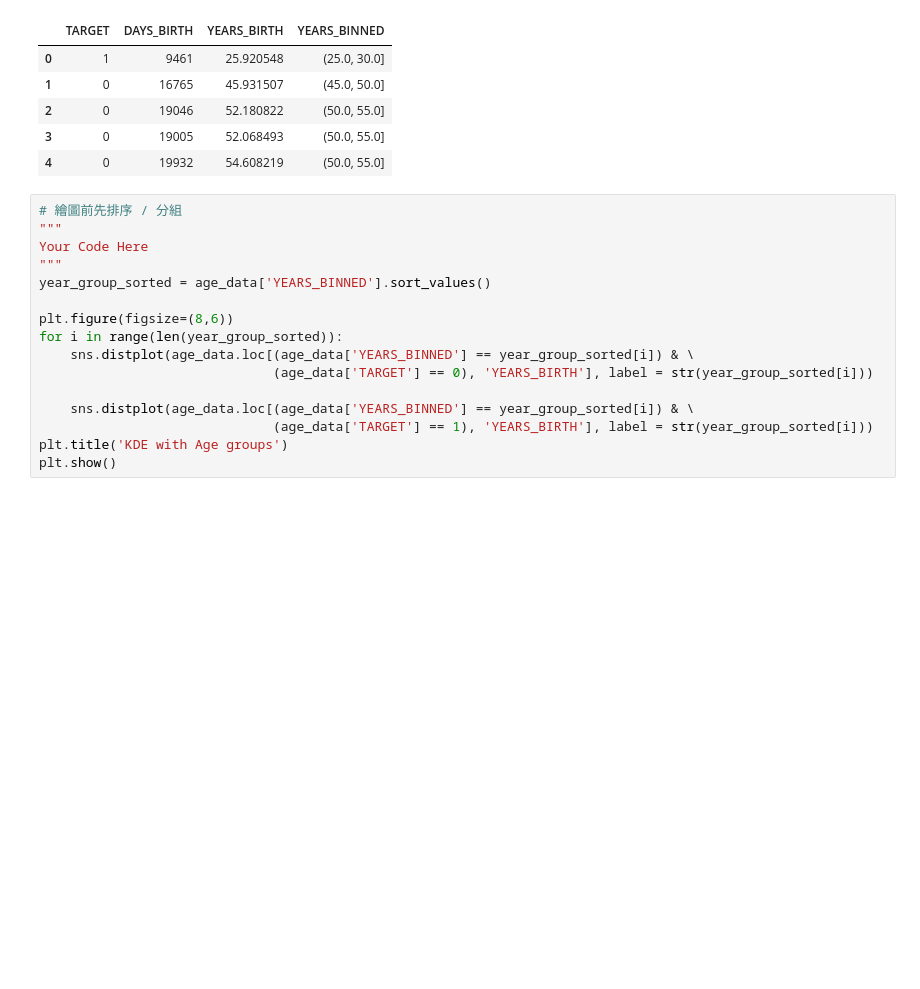
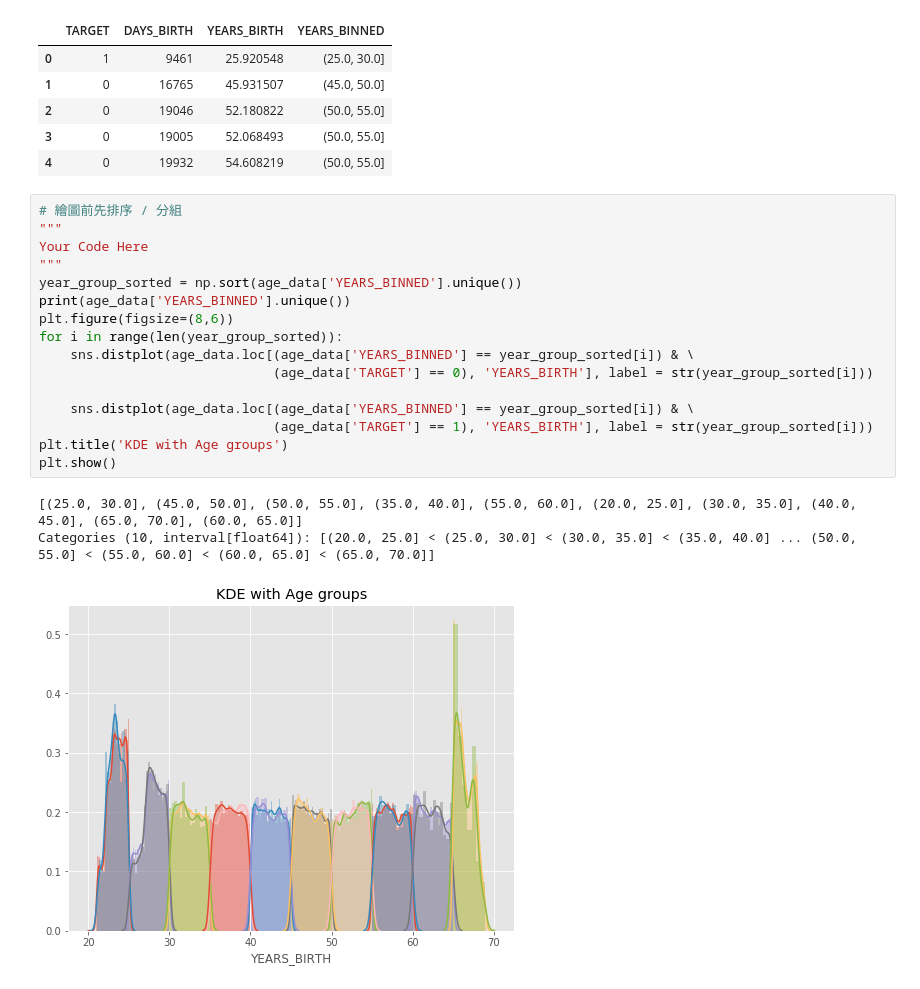
Before and after one commit to KaiChun-Tu/ML100Days, a Jupyter notebook: homework/Day_016_HW.ipynb, the cells around one changed output. Saved outputs shown, nothing was run; the diff lists cells and outputs as text; blank space fills up the shorter version.

```diff
--- a/homework/Day_016_HW.ipynb
+++ b/homework/Day_016_HW.ipynb
@@ -82,19 +82,23 @@ Name: YEARS_BINNED, dtype: int64
 # %%
 # 繪圖前先排序 / 分組
 """
 Your Code Here
 """
-year_group_sorted = age_data['YEARS_BINNED'].sort_values()
-
+year_group_sorted = np.sort(age_data['YEARS_BINNED'].unique())
+print(age_data['YEARS_BINNED'].unique())
 plt.figure(figsize=(8,6))
 for i in range(len(year_group_sorted)):
     sns.distplot(age_data.loc[(age_data['YEARS_BINNED'] == year_group_sorted[i]) & \
                               (age_data['TARGET'] == 0), 'YEARS_BIRTH'], label = str(year_group_sorted[i]))
 
     sns.distplot(age_data.loc[(age_data['YEARS_BINNED'] == year_group_sorted[i]) & \
                               (age_data['TARGET'] == 1), 'YEARS_BIRTH'], label = str(year_group_sorted[i]))
 plt.title('KDE with Age groups')
 plt.show()
+# %% [output]
+[(25.0, 30.0], (45.0, 50.0], (50.0, 55.0], (35.0, 40.0], (55.0, 60.0], (20.0, 25.0], (30.0, 35.0], (40.0, 45.0], (65.0, 70.0], (60.0, 65.0]]
+Categories (10, interval[float64]): [(20.0, 25.0] < (25.0, 30.0] < (30.0, 35.0] < (35.0, 40.0] ... (50.0, 55.0] < (55.0, 60.0] < (60.0, 65.0] < (65.0, 70.0]]
+[figure, added]
 # %%
 # 計算每個年齡區間的 Target、DAYS_BIRTH與 YEARS_BIRTH 的平均值
 age_groups  = age_data.groupby('YEARS_BINNED').mean()
```
Also changed, not shown: parts of 2 cells of this notebook.
